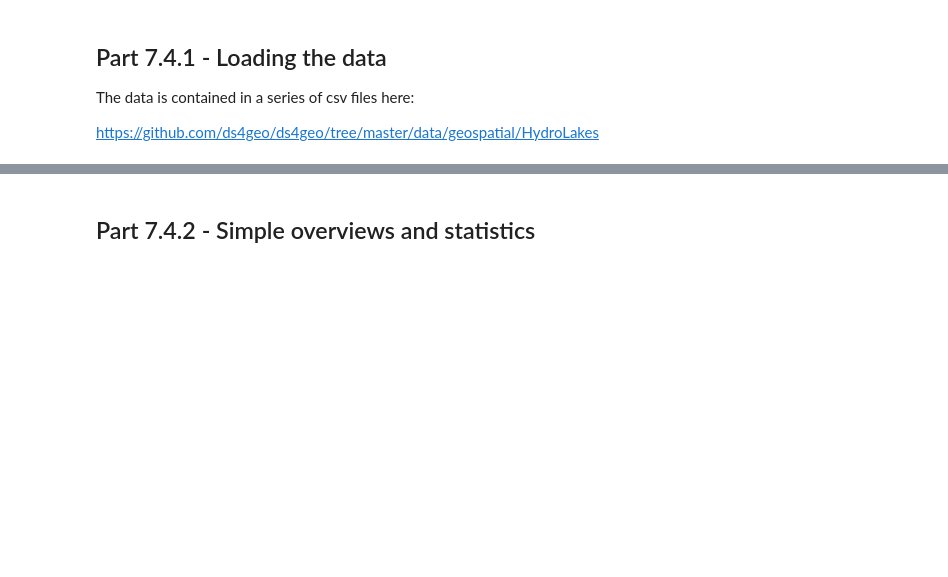
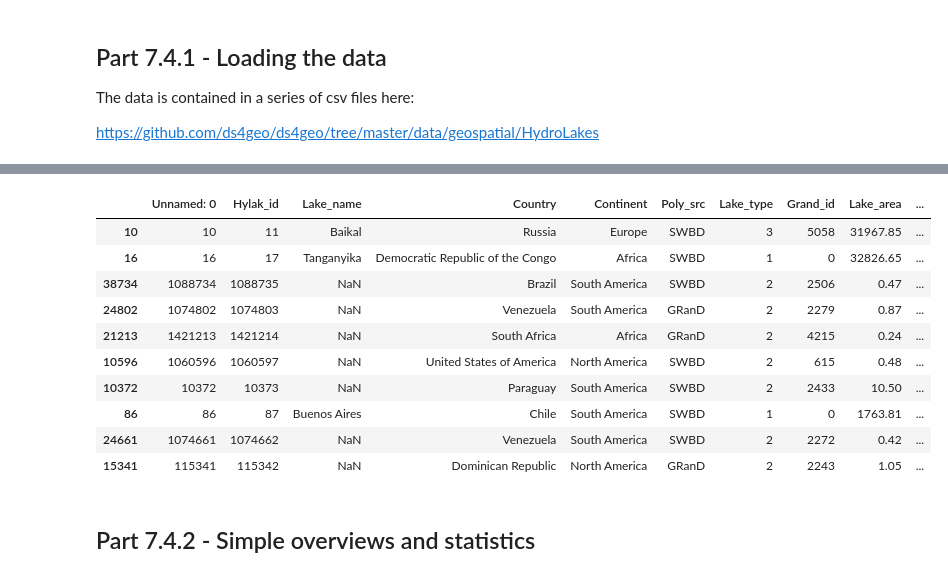
Before and after one commit to ds4geo/ds4geo, a Jupyter notebook: WS 2020 Course Notes/Session 7.ipynb, the cells around one changed output, grey strips where cells are left out. Cells and saved outputs as stored; diff of their text form; code cells hidden in the pictures; blank space fills up the shorter version.

```diff
--- a/WS 2020 Course Notes/Session 7.ipynb
+++ b/WS 2020 Course Notes/Session 7.ipynb
@@ -81,0 +165,16 @@ https://github.com/ds4geo/ds4geo/tree/master/data/geospatial/HydroLakes
+# %%
+# Thomas
+dat.sort_values("Depth_avg", ascending = False, inplace=True)
+dat.head(10)
+# %% [output]
+|  | Unnamed: 0 | Hylak_id | Lake_name | Country | Continent | Poly_src | Lake_type | Grand_id | Lake_area | ... |
+| 10 | 10 | 11 | Baikal | Russia | Europe | SWBD | 3 | 5058 | 31967.85 | ... |
+| 16 | 16 | 17 | Tanganyika | Democratic Republic of the Congo | Africa | SWBD | 1 | 0 | 32826.65 | ... |
+| 38734 | 1088734 | 1088735 | NaN | Brazil | South America | SWBD | 2 | 2506 | 0.47 | ... |
+| 24802 | 1074802 | 1074803 | NaN | Venezuela | South America | GRanD | 2 | 2279 | 0.87 | ... |
+| 21213 | 1421213 | 1421214 | NaN | South Africa | Africa | GRanD | 2 | 4215 | 0.24 | ... |
+| 10596 | 1060596 | 1060597 | NaN | United States of America | North America | SWBD | 2 | 615 | 0.48 | ... |
+| 10372 | 10372 | 10373 | NaN | Paraguay | South America | SWBD | 2 | 2433 | 10.50 | ... |
+| 86 | 86 | 87 | Buenos Aires | Chile | South America | SWBD | 1 | 0 | 1763.81 | ... |
+| 24661 | 1074661 | 1074662 | NaN | Venezuela | South America | SWBD | 2 | 2272 | 0.42 | ... |
+| 15341 | 115341 | 115342 | NaN | Dominican Republic | North America | GRanD | 2 | 2243 | 1.05 | ... |
```
Also changed, not shown: parts of 11 cells of this notebook.
